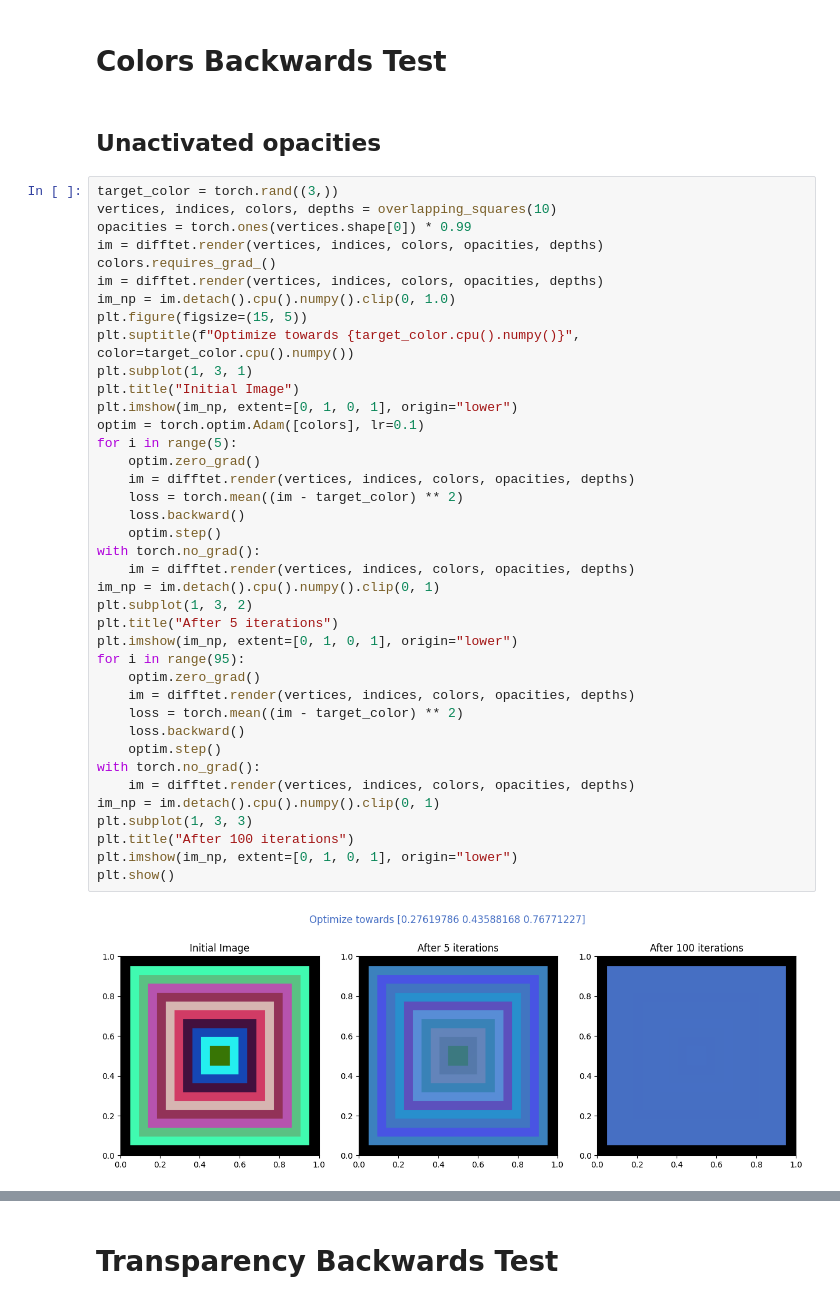
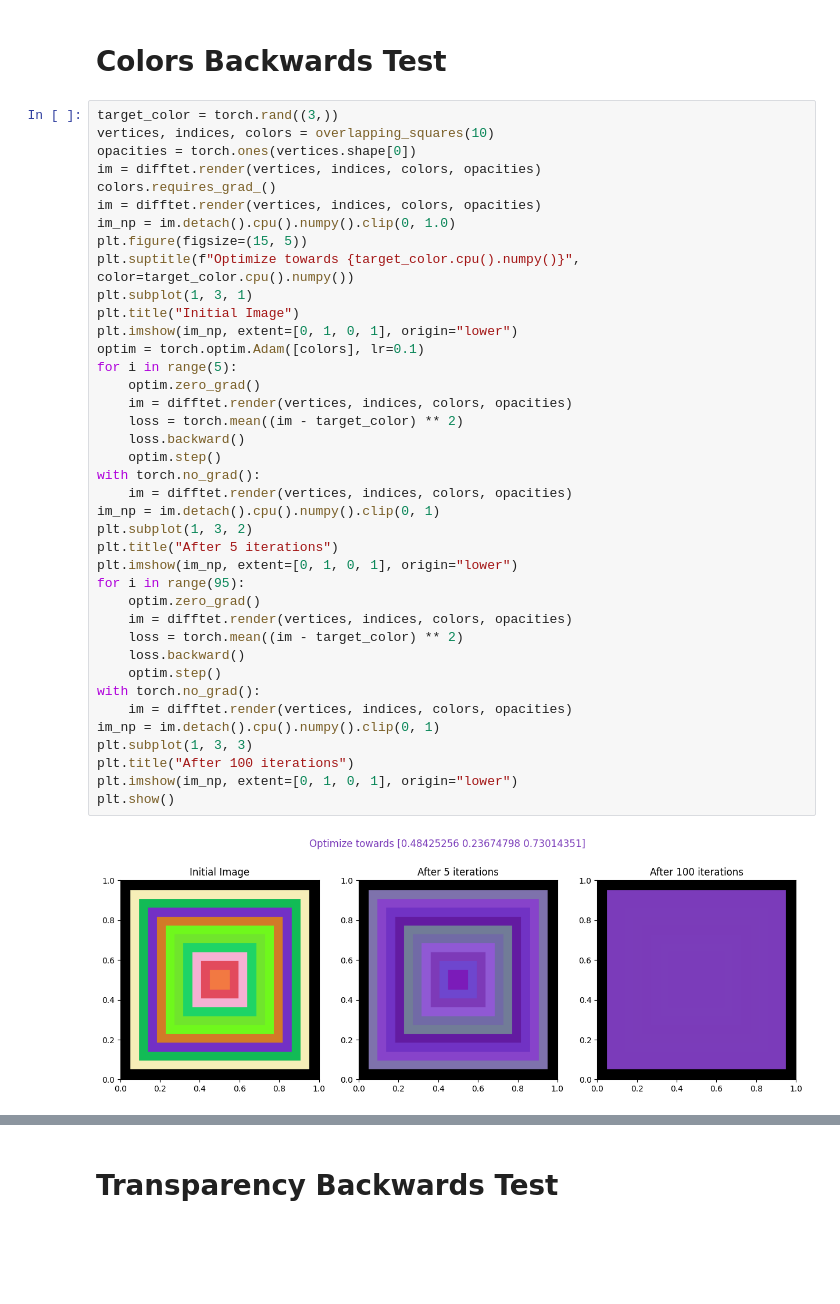
Before and after one commit to Davidxdydz/trigrad, a Jupyter notebook: renderer.ipynb, the cells around one changed output, grey strips where cells are left out. Drawn from its saved outputs; the diff is of its cells as text; blank space fills up the shorter version.

```diff
--- a/renderer.ipynb
+++ b/renderer.ipynb
@@ -122,46 +117,44 @@ plt.show()
 [figure]
 # %% [markdown]
 # Colors Backwards Test
-# %% [markdown]
-## Unactivated opacities
 # %%
 target_color = torch.rand((3,))
-vertices, indices, colors, depths = overlapping_squares(10)
-opacities = torch.ones(vertices.shape[0]) * 0.99
-im = difftet.render(vertices, indices, colors, opacities, depths)
+vertices, indices, colors = overlapping_squares(10)
+opacities = torch.ones(vertices.shape[0])
+im = difftet.render(vertices, indices, colors, opacities)
 colors.requires_grad_()
-im = difftet.render(vertices, indices, colors, opacities, depths)
+im = difftet.render(vertices, indices, colors, opacities)
 im_np = im.detach().cpu().numpy().clip(0, 1.0)
 plt.figure(figsize=(15, 5))
 plt.suptitle(f"Optimize towards {target_color.cpu().numpy()}", color=target_color.cpu().numpy())
 plt.subplot(1, 3, 1)
 plt.title("Initial Image")
 plt.imshow(im_np, extent=[0, 1, 0, 1], origin="lower")
 optim = torch.optim.Adam([colors], lr=0.1)
 for i in range(5):
     optim.zero_grad()
-    im = difftet.render(vertices, indices, colors, opacities, depths)
+    im = difftet.render(vertices, indices, colors, opacities)
     loss = torch.mean((im - target_color) ** 2)
     loss.backward()
     optim.step()
 with torch.no_grad():
-    im = difftet.render(vertices, indices, colors, opacities, depths)
+    im = difftet.render(vertices, indices, colors, opacities)
 im_np = im.detach().cpu().numpy().clip(0, 1)
 plt.subplot(1, 3, 2)
 plt.title("After 5 iterations")
 plt.imshow(im_np, extent=[0, 1, 0, 1], origin="lower")
 for i in range(95):
     optim.zero_grad()
-    im = difftet.render(vertices, indices, colors, opacities, depths)
+    im = difftet.render(vertices, indices, colors, opacities)
     loss = torch.mean((im - target_color) ** 2)
     loss.backward()
     optim.step()
 with torch.no_grad():
-    im = difftet.render(vertices, indices, colors, opacities, depths)
+    im = difftet.render(vertices, indices, colors, opacities)
 im_np = im.detach().cpu().numpy().clip(0, 1)
 plt.subplot(1, 3, 3)
 plt.title("After 100 iterations")
 plt.imshow(im_np, extent=[0, 1, 0, 1], origin="lower")
 plt.show()
 # %% [output]
-[figure, old version]
+[figure, new version]
```
Also changed, not shown: parts of 12 cells of this notebook, 12 other files.
